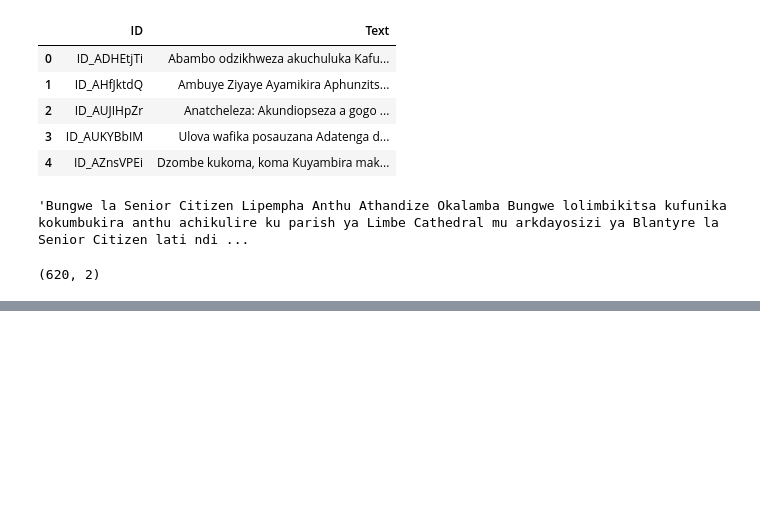
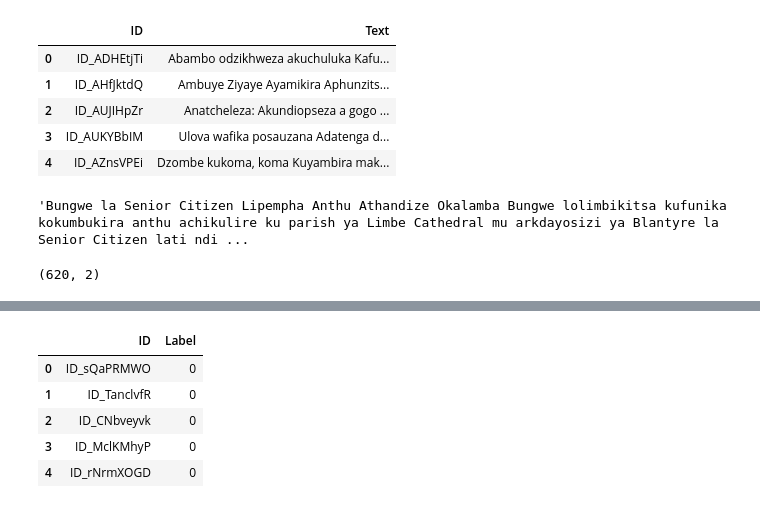
Before and after one commit to meshalalsultan/Malawi-News-Classification-Challenge, a Jupyter notebook: News_Africa.ipynb, the cells around one changed output, grey strips where cells are left out. Cells and saved outputs as stored; diff of their text form; code cells hidden in the pictures; blank space fills up the shorter version.

```diff
--- a/News_Africa.ipynb
+++ b/News_Africa.ipynb
@@ -238,0 +263,10 @@ WARNING:tensorflow:Model was constructed with shape (None, 774) for input KerasT
+# %%
+ss = pd.read_csv('/content/SampleSubmission.csv')
+ss.head()
+# %% [output]
+|  | ID | Label |
+| 0 | ID_sQaPRMWO | 0 |
+| 1 | ID_TanclvfR | 0 |
+| 2 | ID_CNbveyvk | 0 |
+| 3 | ID_MclKMhyP | 0 |
+| 4 | ID_rNrmXOGD | 0 |
```
Also changed, not shown: parts of 22 cells of this notebook, 1 other file.
